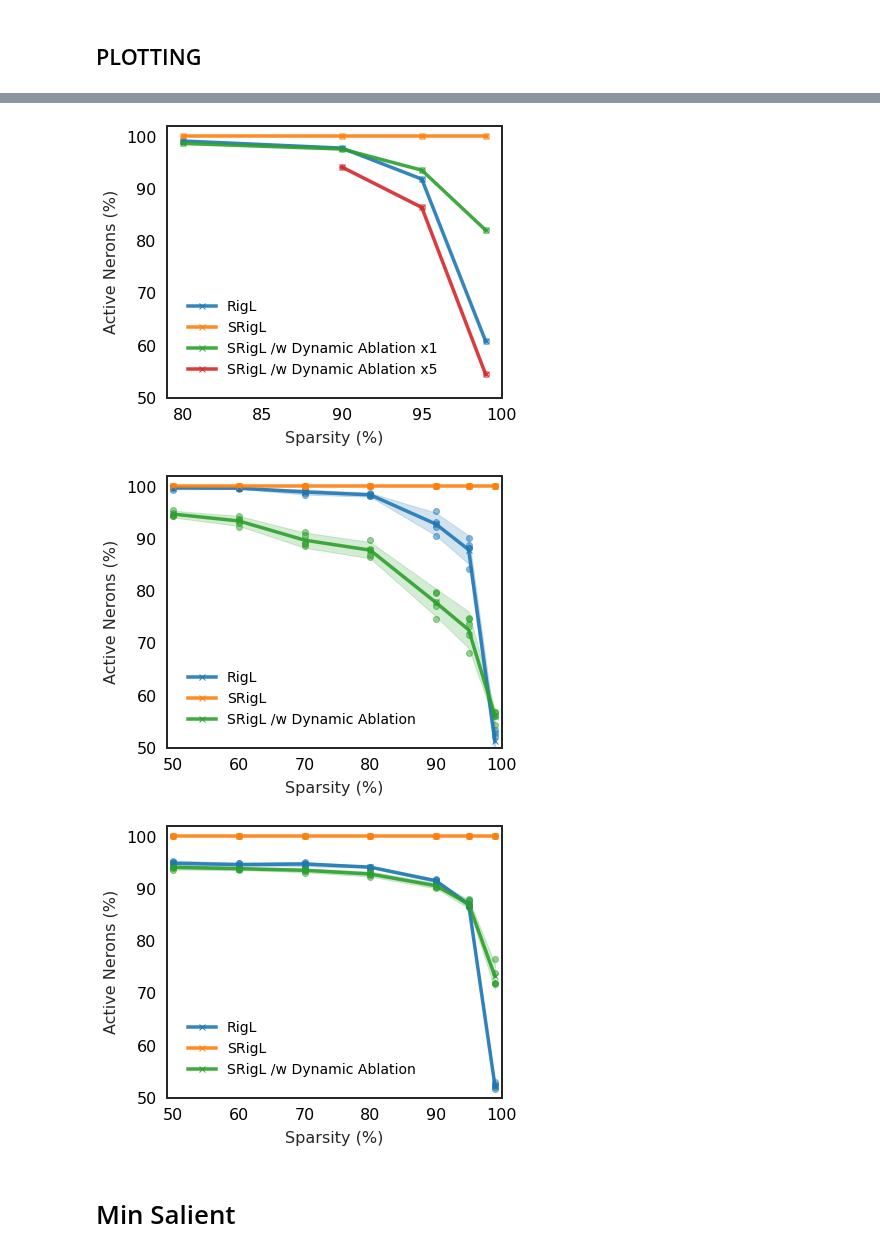
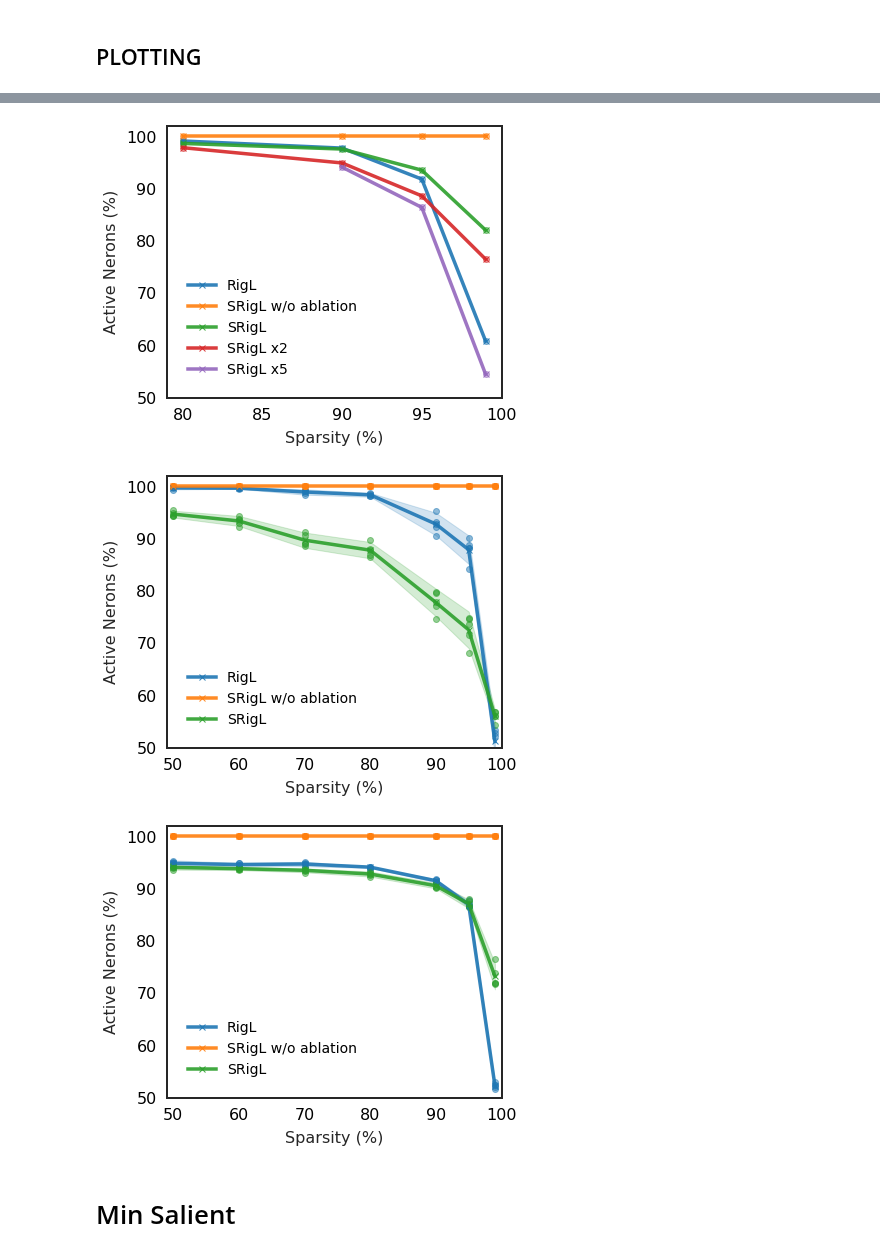
Before and after one commit to calgaryml/condensed-sparsity, a Jupyter notebook: notebooks/final_results.ipynb, the cells around one changed output, grey strips where cells are left out. Drawn from its saved outputs; the diff is of its cells as text; code cells hidden in the pictures.

```diff
--- a/notebooks/final_results.ipynb
+++ b/notebooks/final_results.ipynb
@@ -127,7 +244,0 @@ date_str.strftime("%Y-%m-%d")
-# %%
-df_slice = df.loc[
-    (df["sweep_id"]=="1fik36lx")]
-    # (df["model"]==model) & \
-    # (df["rigl.dense_allocation"] == _DENSE_ALLOC)  & \
-    # (df["rigl.min_salient_weights_per_neuron"] == _MIN_SAL
-df_slice["rigl.dense_allocation"].unique()
@@ -344,10 +340,17 @@ wide_res_ids=wide_resnet22.index
 imagenet=get_model_results(df, "resnet50", 103)
 imagenet_og_rigl = imagenet.loc[imagenet["rigl.const_fan_in"]==False]
 imagenet_x5=get_model_results(df, "resnet50", 512)  # TODO: Update with new
+imagenet_x2=get_model_results(df, "resnet50", 205)  # TODO: Update with new
 imagnet_net_const_fan_no_ablation_sweep_id = "snb0sphc"
 imagenet_no_ablation = imagenet.loc[imagenet["sweep_id"] == imagnet_net_const_fan_no_ablation_sweep_id]
 imagnet_net_const_fan_x1_with_ablation_tag = "x1-steps"
 imagenet_x1 = df.loc[df["tags"].str.contains(imagnet_net_const_fan_x1_with_ablation_tag)]
-imagenet = pd.concat([imagenet_no_ablation, imagenet_x1, imagenet_x5, imagenet_og_rigl])
+imagenet = pd.concat([imagenet_no_ablation, imagenet_x1, imagenet_x5, imagenet_og_rigl, imagenet_x2])
+
+skinny_resnet = df.loc[df['sweep_id'] == "jporfu3v"]
+resnet18_99_50 = cifar_const_fan.loc[(cifar_const_fan["model"]=="resnet18") &  (cifar_const_fan["rigl.min_salient_weights_per_neuron"] == 0.5) * (cifar_const_fan["rigl.dense_allocation"]==0.01)]
+resnet18_og_rigl_001 = resnet18_og_rigl.loc[resnet18_og_rigl["rigl.dense_allocation"] == 0.01]
+skinny_resnet = pd.concat([skinny_resnet, resnet18_99_50, resnet18_og_rigl_001])
+
 
 # imagenet = imagenet.loc[imagenet["sweep_id"].isin(["aw7o7hz7", "snb0sphc"])]
@@ -508,3 +518,0 @@ print(d)
-# %%
-for i,x in enumerate([1,2,3]):
-    print(i)
@@ -558,13 +550,18 @@ def series_name_plot_mapper(const_fan_in: bool, dynamic_ablation: bool, epoch_va
     epoch_values = sorted(epoch_values)
     epoch_color_value_inc = {epoch: 2+i for i, epoch in enumerate(epoch_values)}
     if const_fan_in and dynamic_ablation:
-        name = "SRigL /w Dynamic Ablation"
+        name = "SRigL"
         if len (epoch_values) >1:
             steps_multiplier = round(epoch / epoch_values[0])
-            name = name + f" x{steps_multiplier}"
+            # if steps_multiplier == 1:
+            #     color=_COLORS[2]
+            # else:
+            #     color=_COLORS[epoch_color_value_inc[epoch]]
+            if steps_multiplier != 1:
+                name = name + f" x{steps_multiplier}"
         return name, _COLORS[epoch_color_value_inc[epoch]]
     elif const_fan_in and not dynamic_ablation:
-        return "SRigL", _COLORS[1]
+        return "SRigL w/o ablation", _COLORS[1]
     elif not const_fan_in:
         return "RigL", _COLORS[0]
     else:
@@ -816,7 +759,7 @@ def plot_active_neurons_vs_sparsity(df, model_name="", ylim=[90,100], xlim=[49,1
     df = df.sort_values(by="rigl.dense_allocation")
     df["sparsity"] = (1-df["rigl.dense_allocation"])*100
     plot_dfs = []
-    fig, ax = plt.subplots(figsize=(6,5))
+    fig, ax = plt.subplots(figsize=_FIG_SIZE)
 
     for idx, (epoch, fan_in, dynamic_ablation) in enumerate(df.groupby(["epoch", "rigl.const_fan_in", "rigl.dynamic_ablation"], dropna=False).count().index.unique()):
         df_slice = df.loc[(df["rigl.const_fan_in"] == fan_in) & (df["rigl.dynamic_ablation"] == dynamic_ablation) & (df["epoch"] == epoch)]
@@ -835,38 +778,39 @@ def plot_active_neurons_vs_sparsity(df, model_name="", ylim=[90,100], xlim=[49,1
         )
         ax.scatter(
             df_slice["sparsity"], df_slice[_TARGET_COL], marker='o', color=color, alpha=0.5
         )
 
     plt.xlabel('Sparsity (%)')
     plt.ylabel('Active Nerons (%)')
     handles, labels = ax.get_legend_handles_labels()
     ax.legend(handles, labels)
     ax.set_ylim(ylim)
     ax.set_xlim(xlim)
     tick_spaces=5
     y_tick_eps = (max(ylim)-2 - min(ylim))/tick_spaces
     y_ticks = [int(min(ylim)+y_tick_eps*x) for x in range(tick_spaces+1)]
     ax.set_yticks(y_ticks)
-    fig.savefig(f"{model_name}_perc_active.png", dpi=600, bbox_inches="tight")
-    fig.savefig(f"{model_name}_perc_active.svg",format="svg", bbox_inches="tight")
+    # ax.legend(bbox_to_anchor=.35,0.35)
+    fig.savefig(f"../fig/{model_name}_perc_active.png", dpi=600, bbox_inches="tight")
+    fig.savefig(f"../fig/{model_name}_perc_active.svg",format="svg", bbox_inches="tight")
     return fig
 
 # sweep_id_ablation_exp = "a2uywunn"
 # df.loc[df["sweep_id"]==sweep_id_ablation_exp]["rigl.dense_allocation"].unique()
 
 # resnet18_const_fan_false_ids=df.loc[(df["sweep_id"]==sweep_id_ablation_exp) & (df["model"]=="resnet18")].index.to_list()
 # wide_resnet22_const_fan_false_ids=df.loc[(df["sweep_id"]==sweep_id_ablation_exp) & (df["model"]=="wide_resnet22")].index.to_list()
 # imagenet_ids = imagenet.loc[imagenet["rigl.dynamic_ablation"] == True].index
 # fig = plot_active_neurons_vs_sparsity(imagenet.loc[imagenet_ids], "imagenet", ylim=[58, 100], xlim=[0.79, 1.0])
 # fig = plot_active_neurons_vs_sparsity(df.loc[new_high_sparse_ids+resnet18_const_fan_false_ids], "resnet18", ylim=[50, 100])
 # fig = plot_active_neurons_vs_sparsity(df.loc[wide_const_fan_ids+wide_resnet22_const_fan_false_ids], "wide_resnet22", ylim=[50, 100])
 fig = plot_active_neurons_vs_sparsity(imagenet, "imagenet", ylim=[50, 102], xlim=[79, 100])
 fig = plot_active_neurons_vs_sparsity(df.loc[resnet_ids], "resnet18", ylim=[50, 102])
 fig = plot_active_neurons_vs_sparsity(df.loc[wide_res_ids], "wide_resnet22", ylim=[50, 102])
 # %% [output]
-[figure, old version]
+[figure, new version]
-[figure, old version]
+[figure, new version]
-[figure, old version]
+[figure, new version]
 # %% [markdown]
 # Min Salient
 # %%
```
Also changed, not shown: parts of 43 cells of this notebook.
